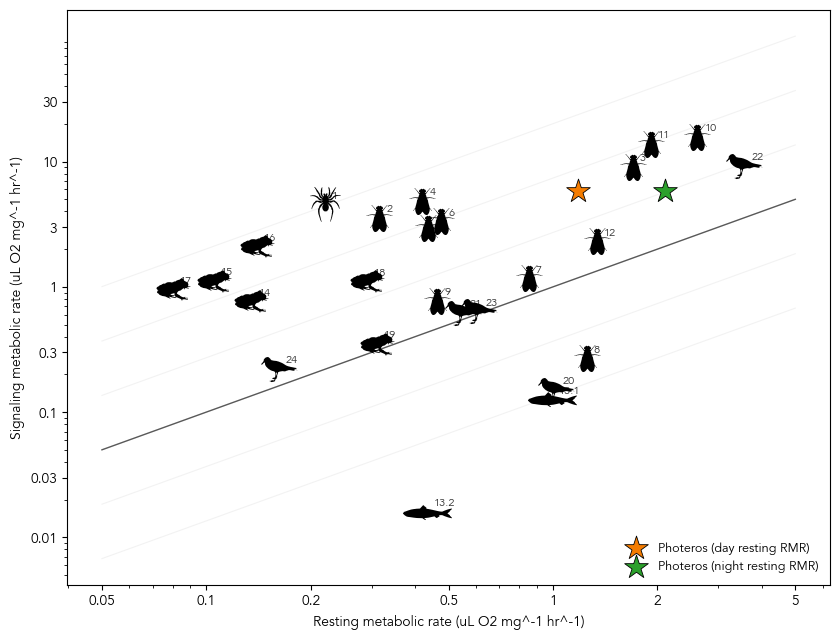
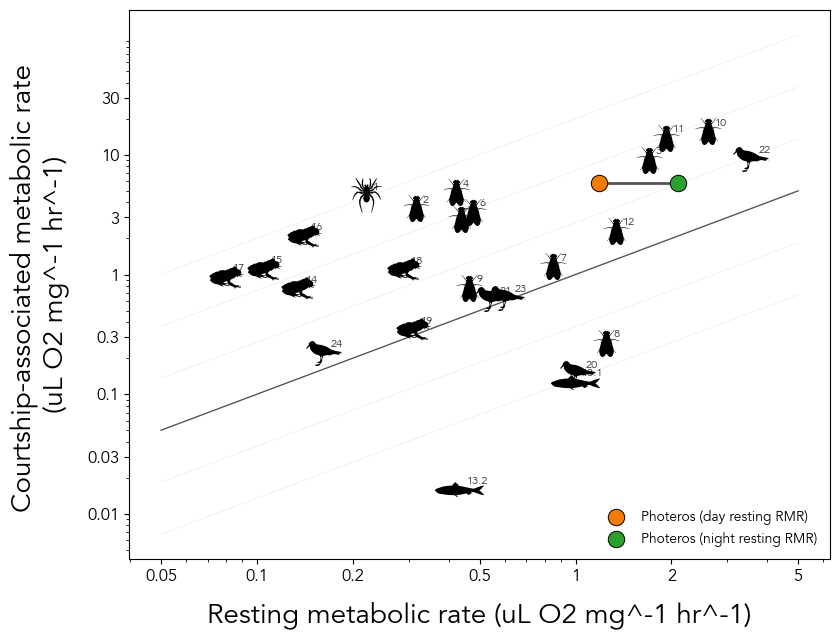
The change to this notebook cell's code, shown as a diff; its figure went from the first image to the second:
--- before
+++ after
@@ -25,8 +25,18 @@
     )
 
-# Two observed Photeros points with different resting RMR values.
+# Connect the two Photeros estimates so they read as one linked estimate pair.
+ax.plot(
+    [photeros_day_rest, photeros_night_rest],
+    [photeros_signal_observed, photeros_signal_observed],
+    color='0.25',
+    linewidth=2.0,
+    alpha=0.9,
+    zorder=4,
+    )
+
+# Two observed Photeros points with different resting RMR values (non-star markers).
 ax.scatter(
     [photeros_day_rest], [photeros_signal_observed],
-    marker='*', s=320, color='#f57c00', edgecolor='black', linewidth=0.6,
+    marker='o', s=140, color='#f57c00', edgecolor='black', linewidth=0.7,
     label=legend_day,
     zorder=5,
@@ -34,5 +44,5 @@
 ax.scatter(
     [photeros_night_rest], [photeros_signal_observed],
-    marker='*', s=320, color='#2ca02c', edgecolor='black', linewidth=0.6,
+    marker='o', s=140, color='#2ca02c', edgecolor='black', linewidth=0.7,
     label=legend_night,
     zorder=5,
@@ -41,6 +51,7 @@
 ax.set_xscale('log')
 ax.set_yscale('log')
-ax.set_xlabel(x_label)
-ax.set_ylabel(y_label)
+ax.set_xlabel(x_label, fontsize=20, labelpad=12)
+ax.set_ylabel(y_label, fontsize=20, labelpad=12)
+ax.tick_params(axis='both', labelsize=12)
 
 ax.set_xticks([0.05, 0.1, 0.2, 0.5, 1, 2, 5])
@@ -49,5 +60,5 @@
 ax.set_yticklabels(['0.01', '0.03', '0.1', '0.3', '1', '3', '10', '30'])
 
-ax.legend(frameon=False, loc='lower right', fontsize=9)
+ax.legend(frameon=False, loc='lower right', fontsize=10)
 plt.tight_layout()
 plt.show()

Commit: Adding supplemental figures